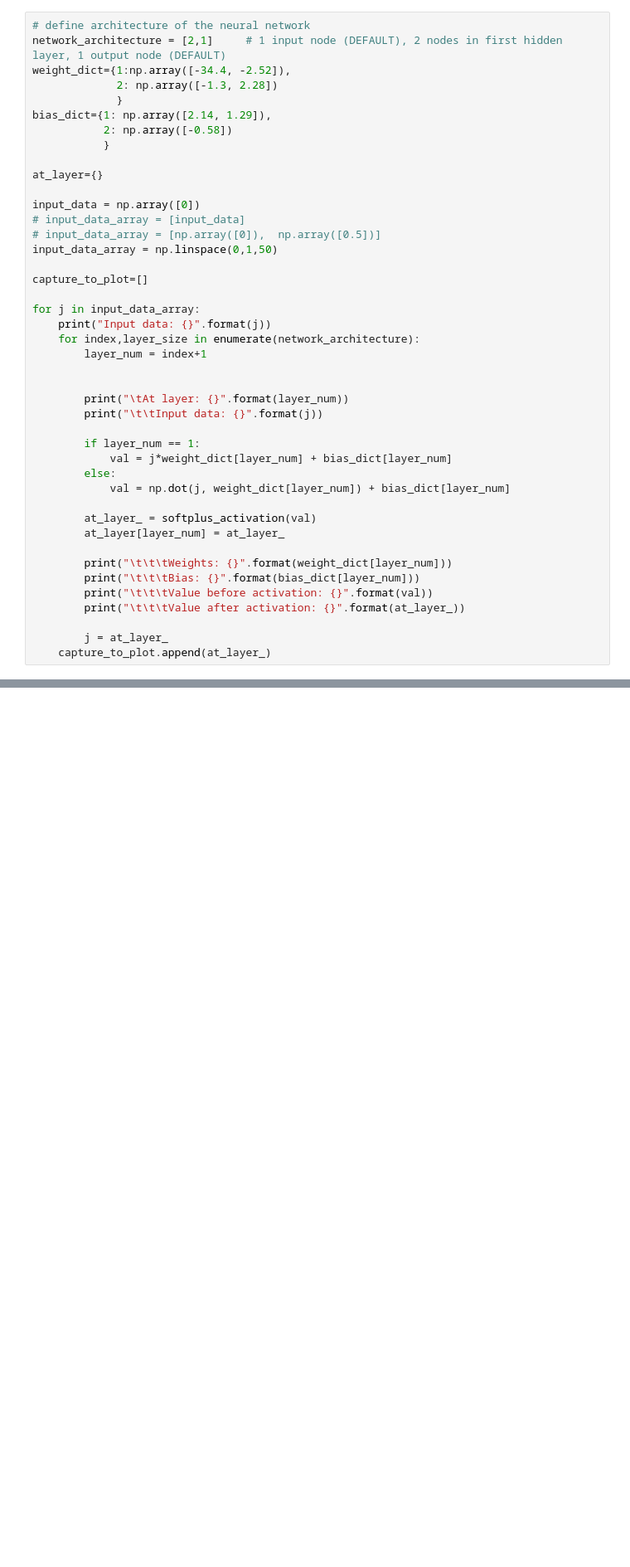
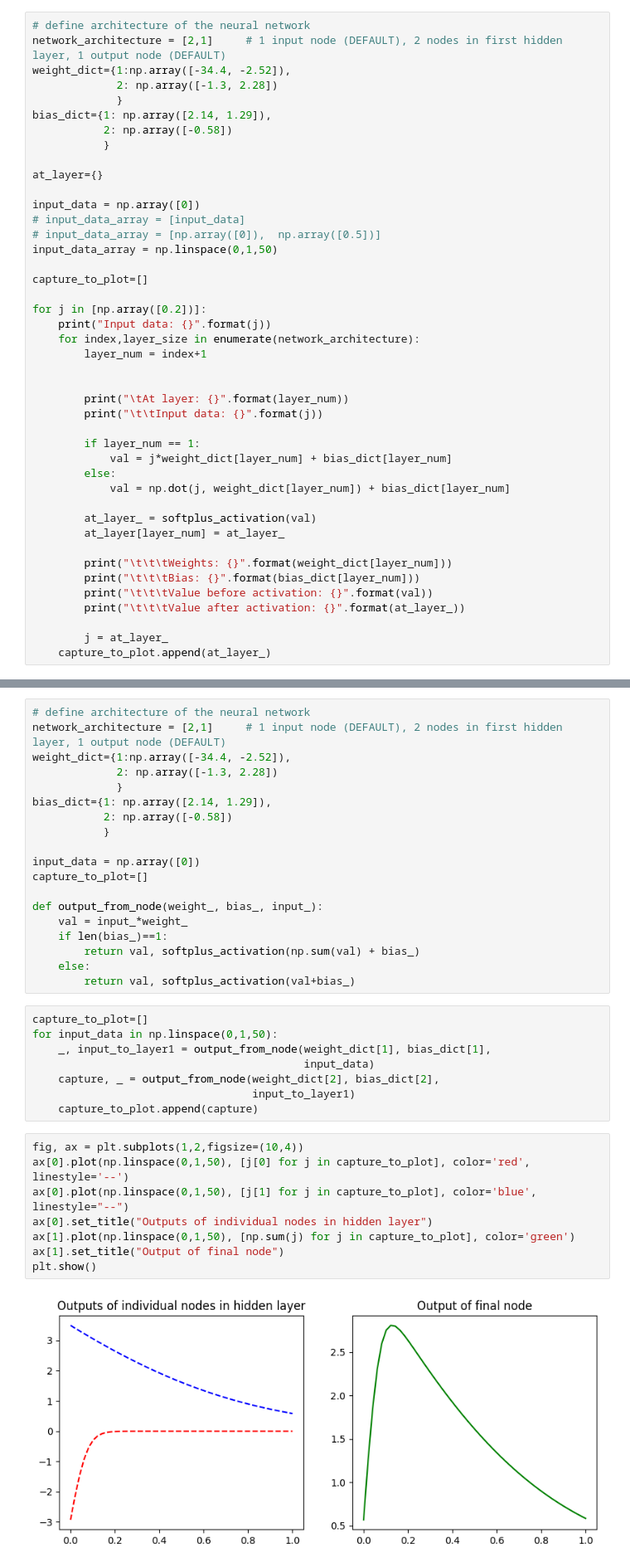
Before and after one commit to shivam9400/data_science, a Jupyter notebook: Deep_Learning/neural_network_implementation/neural_network_concepts.ipynb, the cells around one changed output, grey strips where cells are left out. Shown at 83% size. Cells and saved outputs as stored; diff of their text form; blank space fills up the shorter version.

Commit message:
added final version of neural network concepts notebook

```diff
--- a/Deep_Learning/neural_network_implementation/neural_network_concepts.ipynb
+++ b/Deep_Learning/neural_network_implementation/neural_network_concepts.ipynb
@@ -92,7 +92,7 @@ input_data_array = np.linspace(0,1,50)
 
 capture_to_plot=[]
 
-for j in input_data_array:
+for j in [np.array([0.2])]:
     print("Input data: {}".format(j))
     for index,layer_size in enumerate(network_architecture):
         layer_num = index+1
@@ -143,0 +142,37 @@ plt.show()
+# %%
+# define architecture of the neural network
+network_architecture = [2,1]     # 1 input node (DEFAULT), 2 nodes in first hidden layer, 1 output node (DEFAULT)
+weight_dict={1:np.array([-34.4, -2.52]),
+             2: np.array([-1.3, 2.28])
+             }
+bias_dict={1: np.array([2.14, 1.29]),
+           2: np.array([-0.58])
+           }
+
+input_data = np.array([0])
+capture_to_plot=[]
+
+def output_from_node(weight_, bias_, input_):
+    val = input_*weight_
+    if len(bias_)==1:
+        return val, softplus_activation(np.sum(val) + bias_)
+    else:
+        return val, softplus_activation(val+bias_)
+# %%
+capture_to_plot=[]
+for input_data in np.linspace(0,1,50):
+    _, input_to_layer1 = output_from_node(weight_dict[1], bias_dict[1],
+                                          input_data)
+    capture, _ = output_from_node(weight_dict[2], bias_dict[2],
+                                  input_to_layer1)
+    capture_to_plot.append(capture)
+# %%
+fig, ax = plt.subplots(1,2,figsize=(10,4))
+ax[0].plot(np.linspace(0,1,50), [j[0] for j in capture_to_plot], color='red', linestyle='--')
+ax[0].plot(np.linspace(0,1,50), [j[1] for j in capture_to_plot], color='blue', linestyle="--")
+ax[0].set_title("Outputs of individual nodes in hidden layer")
+ax[1].plot(np.linspace(0,1,50), [np.sum(j) for j in capture_to_plot], color='green')
+ax[1].set_title("Output of final node")
+plt.show()
+# %% [output]
+[figure, added]
```
Also changed, not shown: parts of 4 cells of this notebook.
